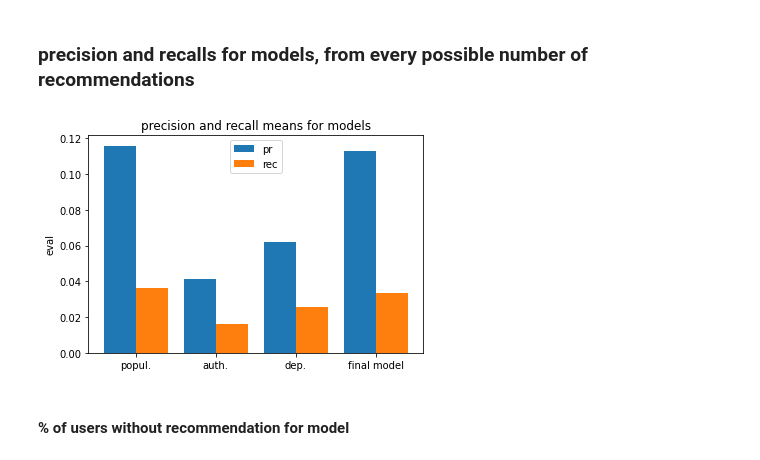
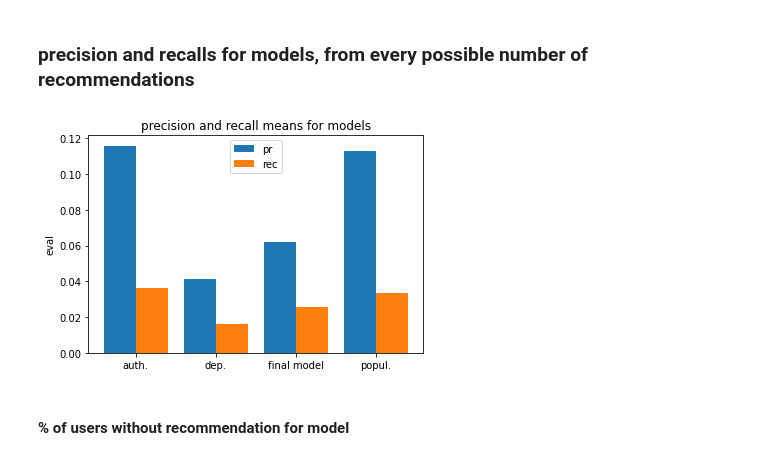
Before and after one commit to amakarewicz/RecommenderSystem, a Jupyter notebook: Piotr/model/test_model/plots_n_data.ipynb, the cells around one changed output. Cells and saved outputs as stored; diff of their text form; code cells hidden in the pictures.

```diff
--- a/Piotr/model/test_model/plots_n_data.ipynb
+++ b/Piotr/model/test_model/plots_n_data.ipynb
@@ -41,13 +42,13 @@ memory usage: 2.5+ KB
 # %%
 pre = results.groupby(['model'])['precision'].mean()
 rec = results.groupby(['model'])['recall'].mean()
 
 y = [pre.values,rec.values]
-x_names = ['popul.','auth.','dep.','final model']
+x_names = ['auth.','dep.','final model','popul.']
 bar_names = ['pr','rec']
 barplot(y,x_names,bar_names,width=0.4,y_name='eval',title='precision and recall means for models')
 # %% [output]
-[figure, old version]
+[figure, new version]
 # %% [markdown]
 #### % of users without recommendation for model
 # %%
```
Also changed, not shown: parts of 7 cells of this notebook, 16 other files.
